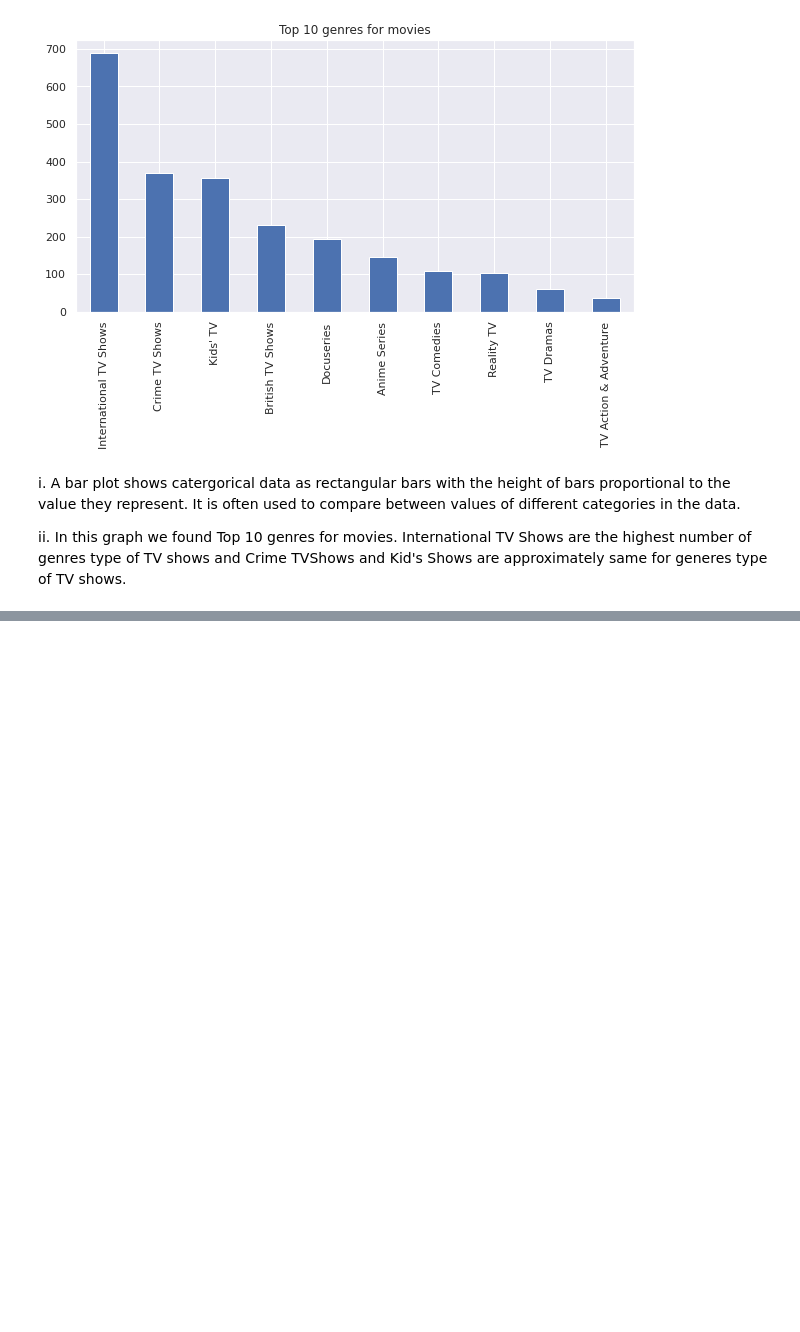
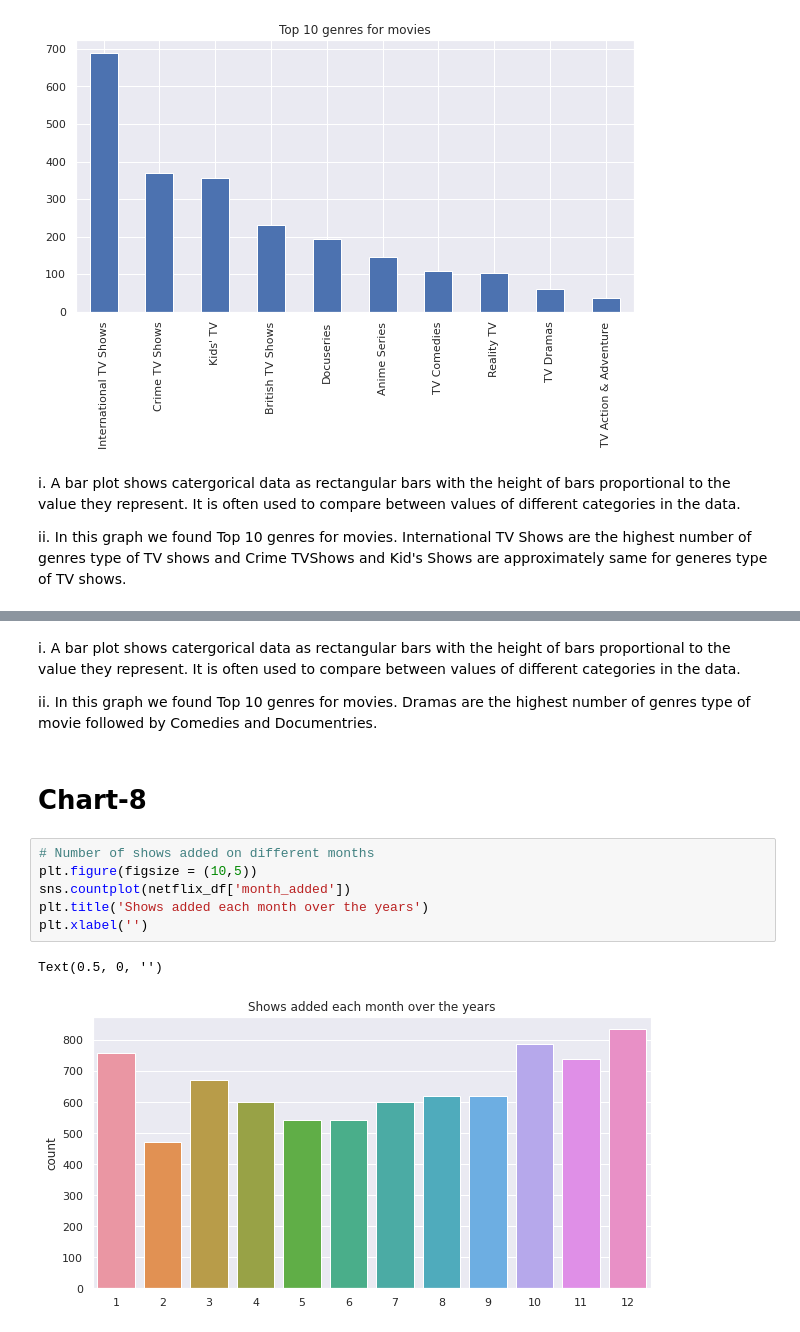
Before and after one commit to PradnyaPagar01/Netflix-Movie-and-TV-Shows-Clustering, a Jupyter notebook: Netflix_Movie_and_TV_Shows_Clustering.ipynb, the cells around one changed output, grey strips where cells are left out. Drawn from its saved outputs; the diff is of its cells as text; blank space fills up the shorter version.

```diff
--- a/Netflix_Movie_and_TV_Shows_Clustering.ipynb
+++ b/Netflix_Movie_and_TV_Shows_Clustering.ipynb
@@ -602,0 +645,15 @@ ii. In this graph we found Top 10 genres for movies. International TV Shows are
+# %% [markdown]
+i. A bar plot shows catergorical data as rectangular bars with the height of bars proportional to the value they represent. It is often used to compare between values of different categories in the data.
+
+ii. In this graph we found Top 10 genres for movies. Dramas are the highest number of genres type of movie followed by Comedies and Documentries.
+# %% [markdown]
+# **Chart-8**
+# %%
+# Number of shows added on different months
+plt.figure(figsize = (10,5))
+sns.countplot(netflix_df['month_added'])
+plt.title('Shows added each month over the years')
+plt.xlabel('')
+# %% [output]
+Text(0.5, 0, '')
+[figure, added]
```
Also changed, not shown: parts of 28 cells of this notebook.
